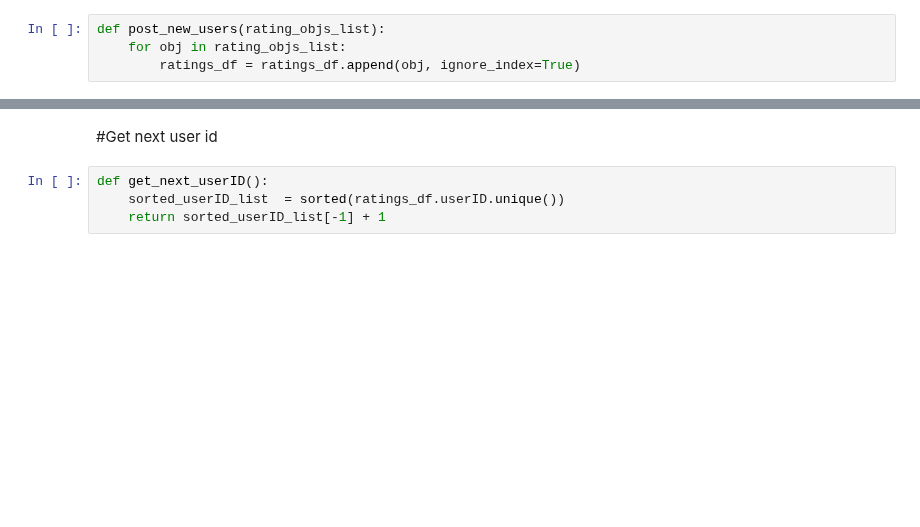
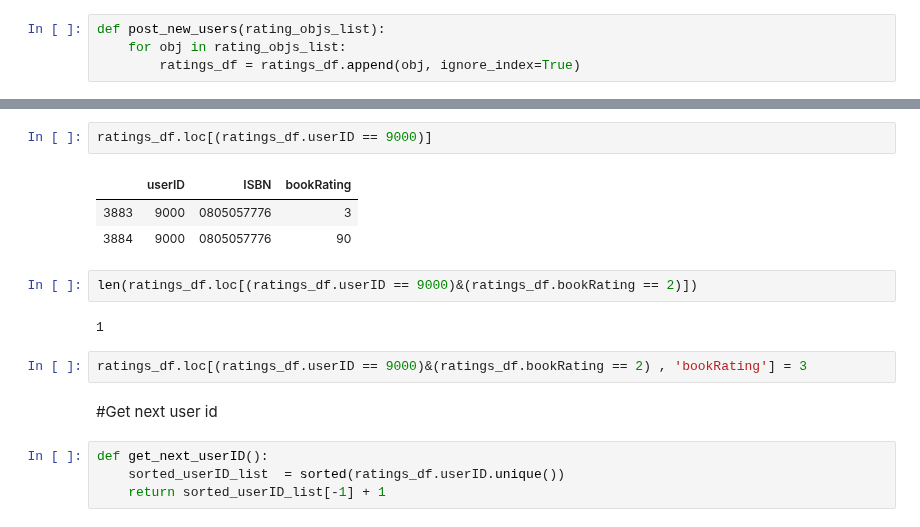
Before and after one commit to Pager07/Book-Recommendation, a Jupyter notebook: flaskblog/SVDHomeWork.ipynb, the cells around one changed output, grey strips where cells are left out. Cells and saved outputs as stored; diff of their text form; blank space fills up the shorter version.

```diff
--- a/flaskblog/SVDHomeWork.ipynb
+++ b/flaskblog/SVDHomeWork.ipynb
@@ -236,3 +255,15 @@ def post_new_users(rating_objs_list):
+# %%
+ratings_df.loc[(ratings_df.userID == 9000)]
+# %% [output]
+|  | userID | ISBN | bookRating |
+| 3883 | 9000 | 0805057776 | 3 |
+| 3884 | 9000 | 0805057776 | 90 |
+# %%
+len(ratings_df.loc[(ratings_df.userID == 9000)&(ratings_df.bookRating == 2)])
+# %% [output]
+1
+# %%
+ratings_df.loc[(ratings_df.userID == 9000)&(ratings_df.bookRating == 2) , 'bookRating'] = 3
 # %% [markdown]
 #Get next user id
 # %%
```
Also changed, not shown: parts of 5 cells of this notebook, 3 other files.
